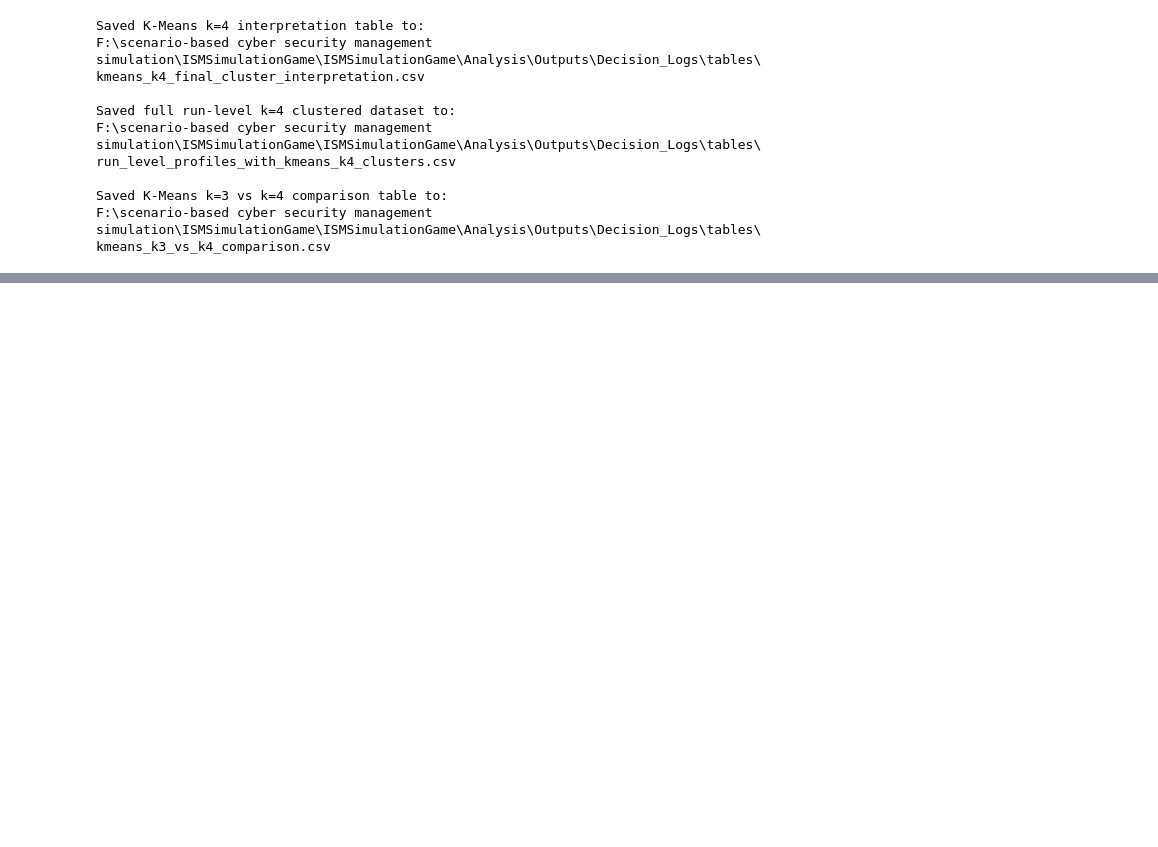
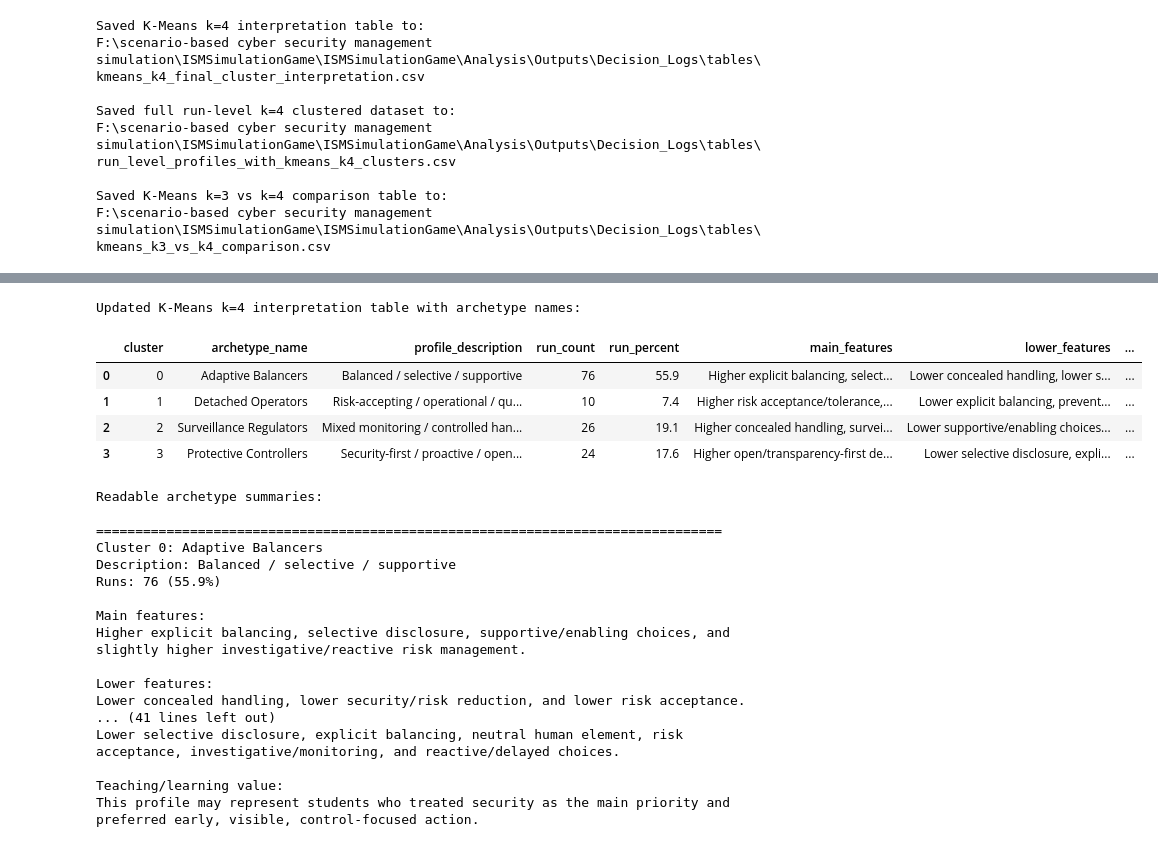
Before and after one commit to jrallison93/ISMSimulationGame, a Jupyter notebook: Analysis/Notebooks/d4_decisionlog_clustering.ipynb, the cells around one changed output, grey strips where cells are left out. Drawn from its saved outputs; the diff is of its cells as text; code cells hidden in the pictures; blank space fills up the shorter version.

Commit message:
add proper archtype names- round 1

```diff
--- a/Analysis/Notebooks/d4_decisionlog_clustering.ipynb
+++ b/Analysis/Notebooks/d4_decisionlog_clustering.ipynb
@@ -2413,0 +2473,70 @@ F:\scenario-based cyber security management simulation\ISMSimulationGame\ISMSimu
+# %%
+# Step 26B: Update K-Means k=4 interpretation table with archetype names
+
+# Show full text in dataframe columns
+pd.set_option("display.max_colwidth", None)
+pd.set_option("display.width", None)
+
+# Add archetype name and description columns to the k=4 interpretation table
+final_cluster_interpretation_k4["archetype_name"] = (
+    final_cluster_interpretation_k4["cluster"].map(k4_archetype_name_map)
+)
+
+final_cluster_interpretation_k4["profile_description"] = (
+    final_cluster_interpretation_k4["cluster"].map(k4_archetype_description_map)
+)
+
+# Reorder columns so the archetype name appears near the front
+final_cluster_interpretation_k4 = final_cluster_interpretation_k4[
+    [
+        "cluster",
+        "archetype_name",
+        "profile_description",
+        "run_count",
+        "run_percent",
+        "main_features",
+        "lower_features",
+        "teaching_learning_value"
+    ]
+]
+
+print("Updated K-Means k=4 interpretation table with archetype names:")
+display(final_cluster_interpretation_k4)
+
+print("\nReadable archetype summaries:")
+
+for _, row in final_cluster_interpretation_k4.iterrows():
+    print("\n" + "=" * 80)
+    print(f"Cluster {row['cluster']}: {row['archetype_name']}")
+    print(f"Description: {row['profile_description']}")
+    print(f"Runs: {row['run_count']} ({row['run_percent']}%)")
+    print("\nMain features:")
+    print(row["main_features"])
+    print("\nLower features:")
+    print(row["lower_features"])
+    print("\nTeaching/learning value:")
+    print(row["teaching_learning_value"])
+# %% [output]
+Updated K-Means k=4 interpretation table with archetype names:
+|  | cluster | archetype_name | profile_description | run_count | run_percent | main_features | lower_features | ... |
+| 0 | 0 | Adaptive Balancers | Balanced / selective / supportive | 76 | 55.9 | Higher explicit balancing, select... | Lower concealed handling, lower s... | ... |
+| 1 | 1 | Detached Operators | Risk-accepting / operational / qu... | 10 | 7.4 | Higher risk acceptance/tolerance,... | Lower explicit balancing, prevent... | ... |
+| 2 | 2 | Surveillance Regulators | Mixed monitoring / controlled han... | 26 | 19.1 | Higher concealed handling, survei... | Lower supportive/enabling choices... | ... |
+| 3 | 3 | Protective Controllers | Security-first / proactive / open... | 24 | 17.6 | Higher open/transparency-first de... | Lower selective disclosure, expli... | ... |
+Readable archetype summaries:
+
+================================================================================
+Cluster 0: Adaptive Balancers
+Description: Balanced / selective / supportive
+Runs: 76 (55.9%)
+
+Main features:
+Higher explicit balancing, selective disclosure, supportive/enabling choices, and slightly higher investigative/reactive risk management.
+
+Lower features:
+Lower concealed handling, lower security/risk reduction, and lower risk acceptance.
+... (41 lines left out)
+Lower selective disclosure, explicit balancing, neutral human element, risk acceptance, investigative/monitoring, and reactive/delayed choices.
+
+Teaching/learning value:
+This profile may represent students who treated security as the main priority and preferred early, visible, control-focused action.
```
Also changed, not shown: parts of 2 cells of this notebook.
